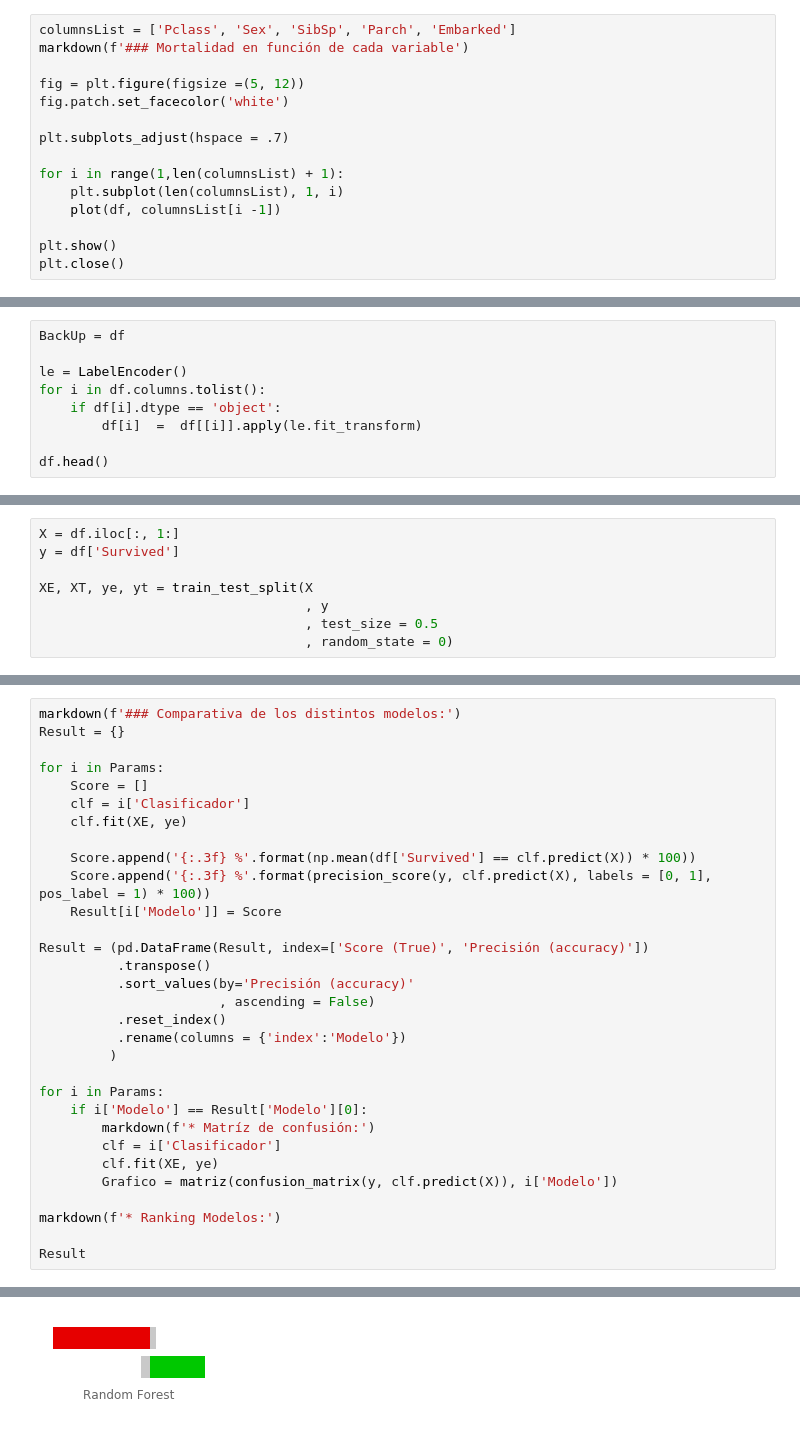
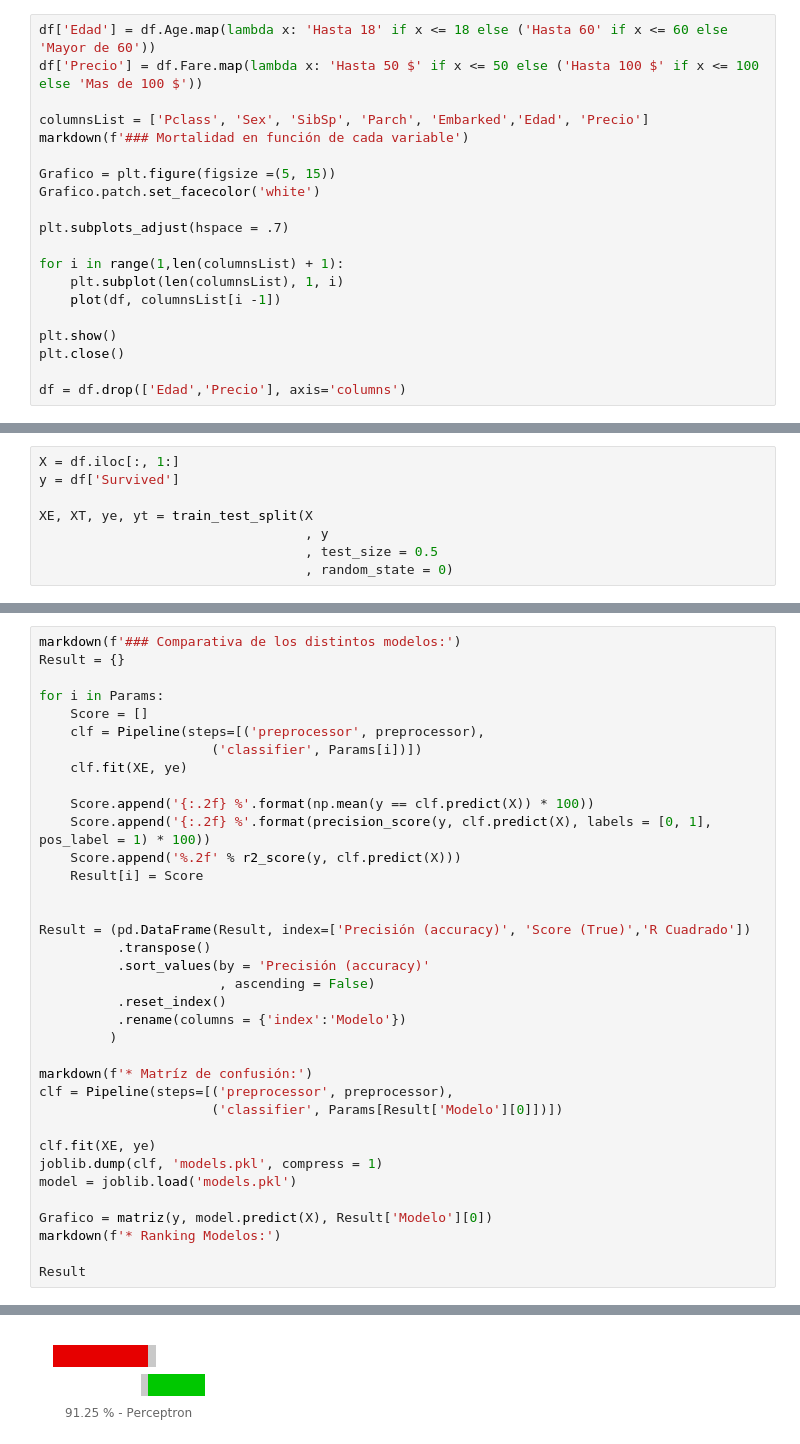
Before and after one commit to JVPA/Kaggle, a Jupyter notebook: Titanic. Machine Learning from Disaster.ipynb, the cells around one changed output, grey strips where cells are left out. Drawn from its saved outputs; the diff is of its cells as text.

Commit message:
Add files via upload
Añado Pipeline

```diff
--- a/Titanic. Machine Learning from Disaster.ipynb
+++ b/Titanic. Machine Learning from Disaster.ipynb
@@ -121,11 +122,14 @@ df.describe()
 # %% [markdown]
 ### Gráfico de impacto por cada una de las variables:
 # %%
-columnsList = ['Pclass', 'Sex', 'SibSp', 'Parch', 'Embarked']
+df['Edad'] = df.Age.map(lambda x: 'Hasta 18' if x <= 18 else ('Hasta 60' if x <= 60 else 'Mayor de 60'))
+df['Precio'] = df.Fare.map(lambda x: 'Hasta 50 $' if x <= 50 else ('Hasta 100 $' if x <= 100 else 'Mas de 100 $'))
+
+columnsList = ['Pclass', 'Sex', 'SibSp', 'Parch', 'Embarked','Edad', 'Precio']
 markdown(f'### Mortalidad en función de cada variable')
 
-fig = plt.figure(figsize =(5, 12))
-fig.patch.set_facecolor('white')
+Grafico = plt.figure(figsize =(5, 15))
+Grafico.patch.set_facecolor('white')
 
 plt.subplots_adjust(hspace = .7)
 
@@ -135,5 +139,7 @@ for i in range(1,len(columnsList) + 1):
 
 plt.show()
 plt.close()
+
+df = df.drop(['Edad','Precio'], axis='columns')
 # %% [output]
 ### Mortalidad en función de cada variable
@@ -143,9 +146,0 @@ plt.close()
-# %%
-BackUp = df
-
-le = LabelEncoder()
-for i in df.columns.tolist():
-    if df[i].dtype == 'object':
-        df[i]  =  df[[i]].apply(le.fit_transform)
-
-df.head()
@@ -191,36 +195,41 @@ Params = [{'Modelo': 'Regresión logística'
 # %%
 markdown(f'### Comparativa de los distintos modelos:')
 Result = {}
 
 for i in Params:
     Score = []
-    clf = i['Clasificador']
+    clf = Pipeline(steps=[('preprocessor', preprocessor),
+                      ('classifier', Params[i])])
     clf.fit(XE, ye)
 
-    Score.append('{:.3f} %'.format(np.mean(df['Survived'] == clf.predict(X)) * 100))
-    Score.append('{:.3f} %'.format(precision_score(y, clf.predict(X), labels = [0, 1], pos_label = 1) * 100))
-    Result[i['Modelo']] = Score
+    Score.append('{:.2f} %'.format(np.mean(y == clf.predict(X)) * 100))
+    Score.append('{:.2f} %'.format(precision_score(y, clf.predict(X), labels = [0, 1], pos_label = 1) * 100))
+    Score.append('%.2f' % r2_score(y, clf.predict(X)))
+    Result[i] = Score
 
-Result = (pd.DataFrame(Result, index=['Score (True)', 'Precisión (accuracy)'])
+
+Result = (pd.DataFrame(Result, index=['Precisión (accuracy)', 'Score (True)','R Cuadrado'])
           .transpose()
-          .sort_values(by='Precisión (accuracy)'
+          .sort_values(by = 'Precisión (accuracy)'
                        , ascending = False)
           .reset_index()
           .rename(columns = {'index':'Modelo'})
          )
 
-for i in Params:
-    if i['Modelo'] == Result['Modelo'][0]:
-        markdown(f'* Matríz de confusión:')
-        clf = i['Clasificador']
-        clf.fit(XE, ye)
-        Grafico = matriz(confusion_matrix(y, clf.predict(X)), i['Modelo'])
+markdown(f'* Matríz de confusión:')
+clf = Pipeline(steps=[('preprocessor', preprocessor),
+                      ('classifier', Params[Result['Modelo'][0]])])
 
+clf.fit(XE, ye)
+joblib.dump(clf, 'models.pkl', compress = 1)
+model = joblib.load('models.pkl')
+
+Grafico = matriz(y, model.predict(X), Result['Modelo'][0])
 markdown(f'* Ranking Modelos:')
 
 Result
 # %% [output]
 ### Comparativa de los distintos modelos:
 * Matríz de confusión:
-[figure, old version]
+[figure, new version]
 * Ranking Modelos:
```
Also changed, not shown: parts of 12 cells of this notebook.
